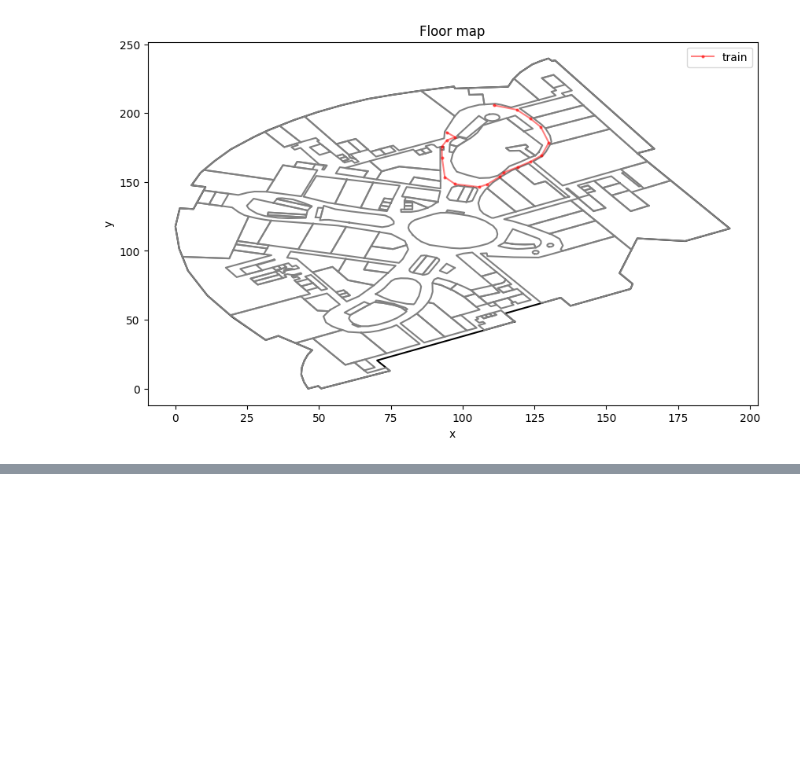
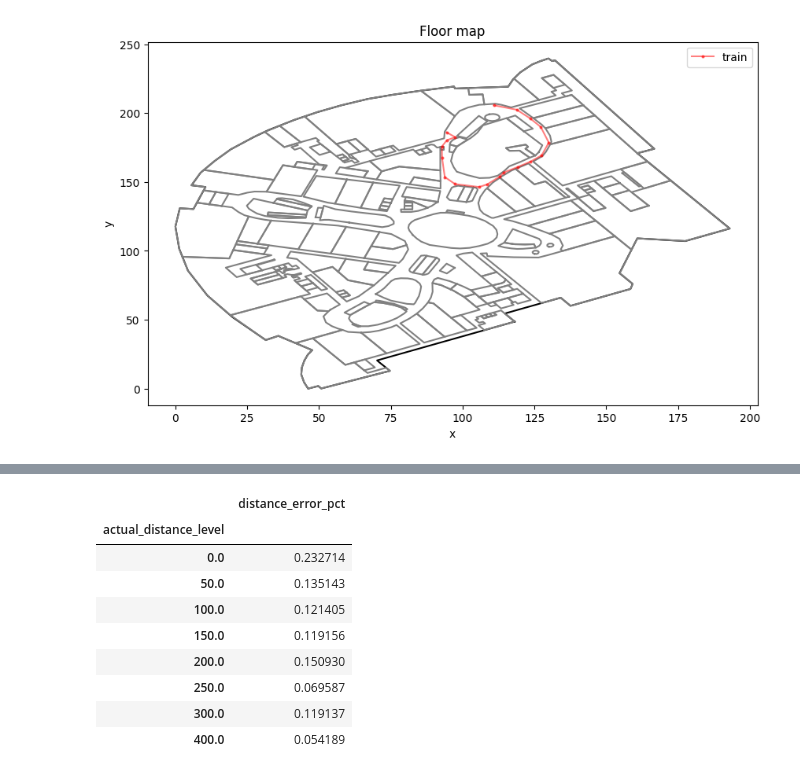
Before and after one commit to hungnd11/my-thesis, a Jupyter notebook: code/notebooks/pdr_experiments.ipynb, the cells around one changed output, grey strips where cells are left out. Drawn from its saved outputs; the diff is of its cells as text; code cells hidden in the pictures; blank space fills up the shorter version.

```diff
--- a/code/notebooks/pdr_stride_length.ipynb
+++ b/code/notebooks/pdr_experiments.ipynb
@@ -315,0 +342,13 @@ zupt_rel_positions = compute_rel_positions(stride_lengths, step_headings)
+# %%
+cut.groupby(["actual_distance_level"]).agg({"distance_error_pct": np.mean})
+# %% [output]
+|  | distance_error_pct |
+| actual_distance_level |  |
+| 0.0 | 0.232714 |
+| 50.0 | 0.135143 |
+| 100.0 | 0.121405 |
+| 150.0 | 0.119156 |
+| 200.0 | 0.150930 |
+| 250.0 | 0.069587 |
+| 300.0 | 0.119137 |
+| 400.0 | 0.054189 |
```
Also changed, not shown: parts of 41 cells of this notebook, 3 other files.
